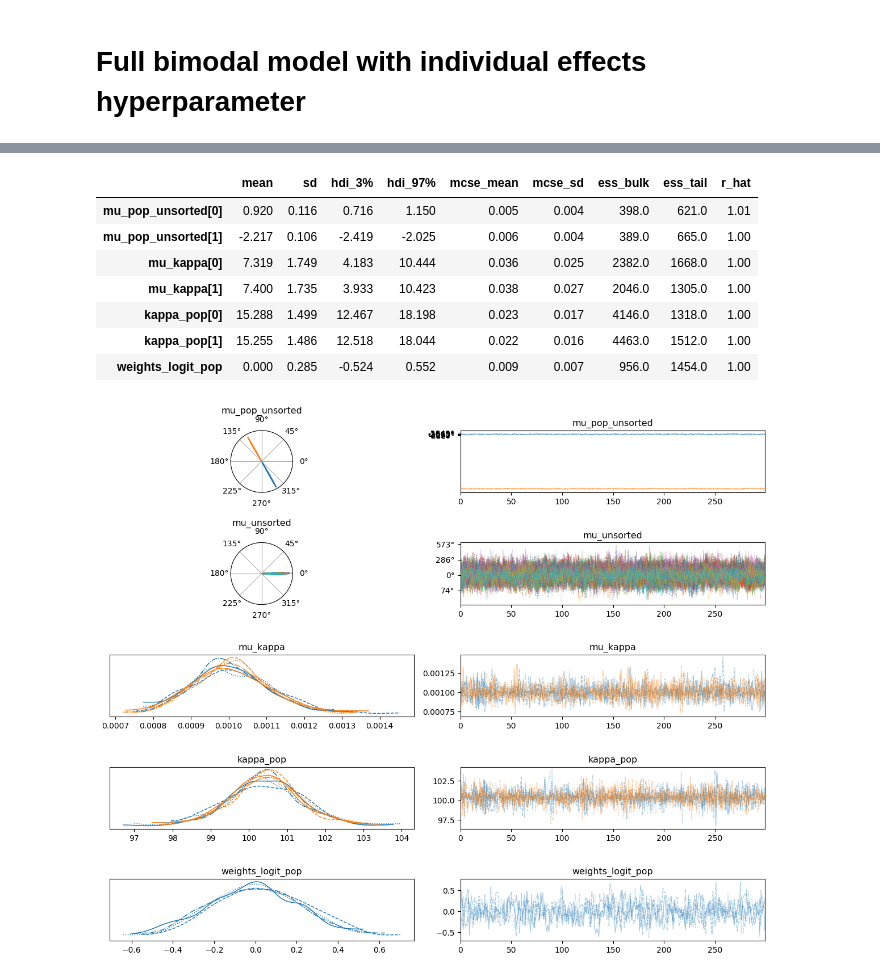
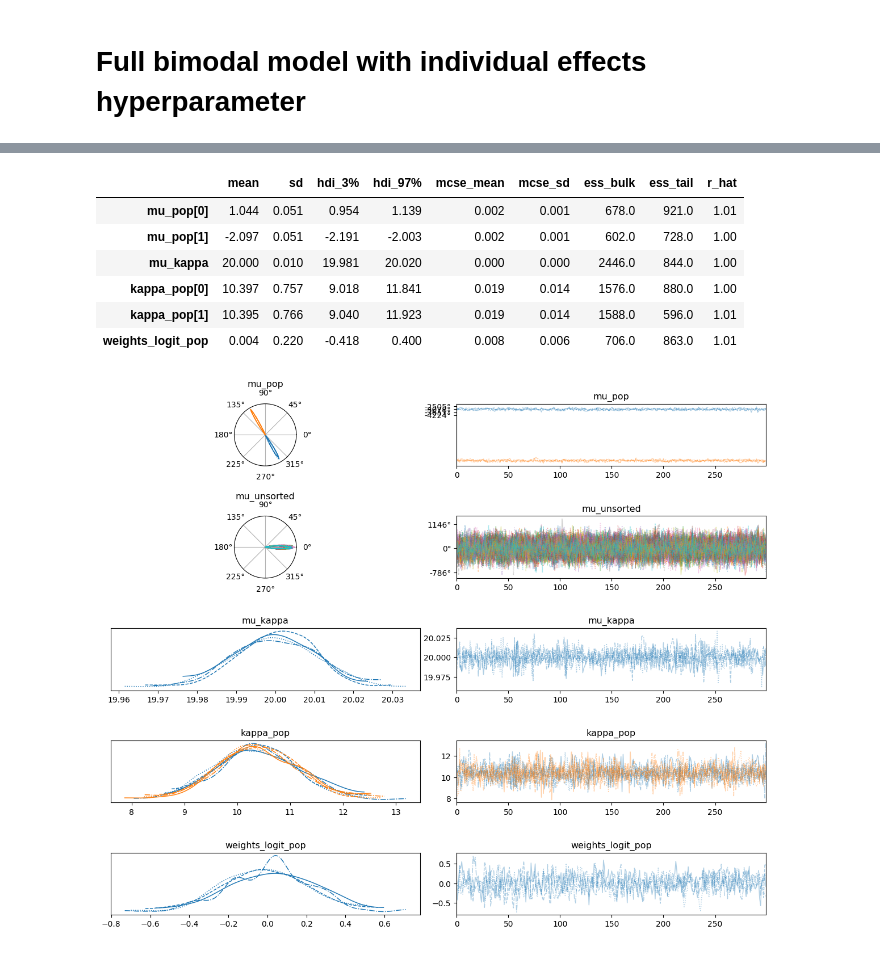
Before and after one commit to jgraving/unwrap, a Jupyter notebook: notebooks/bimodal_example.ipynb, the cells around one changed output, grey strips where cells are left out. Drawn from its saved outputs; the diff is of its cells as text; code cells hidden in the pictures.

```diff
--- a/notebooks/bimodal_example.ipynb
+++ b/notebooks/bimodal_example.ipynb
@@ -524,5 +528,5 @@ az.summary(
 # %%
-varnms = ["mu_pop_unsorted",
+varnms = ["mu_pop",
                "mu_unsorted",#there are a lot of these, perhaps don't inspect all immediately
                 "kappa_log_pop",
             #    "kappa_log",
@@ -530,7 +534,7 @@ varnms = ["mu_pop_unsorted",
             #    "weights_logit"
                 ]
 #Specify which parameters are circular
-cvars = ["mu_pop_unsorted",
+cvars = ["mu_pop",
                     "mu_unsorted"
                     ]
 #transform the circular data for interpretability
@@ -567,25 +571,26 @@ num_individuals = df['Individual'].nunique()
 with pm.Model() as hyper_directional_model:
 
     # Population mean angle in radians, bounded between -π and π
-    mu_pop_unsorted = pm.Uniform("mu_pop_unsorted", lower=-np.pi, upper=np.pi, shape=(2,))
+    # mu_pop_unsorted = pm.Uniform("mu_pop_unsorted", lower=-np.pi, upper=np.pi, shape=(2,))
     # pymc has trouble finding this on its own, giving a better prior
-        # mu_pop_unsorted = pm.Normal("mu_pop_unsorted",
-        #                             mu = [mnang, mnang+np.pi],
-        #                             # mu=vm_prior[1]/2 + [0, np.pi],
-        #                             # sigma = 15*np.pi/180,
-        #                             sigma = 1*np.pi/180,
-        #                             shape=(2,))
+    mu_pop_unsorted = pm.Normal("mu_pop_unsorted",
+                                mu = [mnang, mnang+np.pi],
+                                # mu=vm_prior[1]/2 + [0, np.pi],
+                                sigma = 15*np.pi/180,
+                                # sigma = 1*np.pi/180,
+                                # shape=(2,)
+                                )
     mu_pop = pm.Deterministic("mu_pop", pt.sort(mu_pop_unsorted))
 
     #try a low pop kappa, avoid bias to large values
-    mu_kappa_log = pm.Normal('mu_kappa_log', mu = inverse_softplus(0.001), sigma = 0.1, shape = (2,))
+    mu_kappa_log = pm.Normal('mu_kappa_log', mu = inverse_softplus(20), sigma = 0.01)
     mu_kappa = pm.Deterministic('mu_kappa', pt.softplus(mu_kappa_log))
 
     # Individual mean angles with a Von Mises distribution, adjusted by the population mean
     #however low mu_kappa is, these are not varying
     mu_unsorted = pm.VonMises("mu_unsorted",
-                                mu=[0],
-                                kappa=mu_kappa,
+                                mu = 0,
+                                kappa=mu_kappa, #this was set to 20, now not exploring means whatever it is
                                 shape=(num_individuals, 2)
                                 ) + mu_pop_unsorted #broadcast to the same shape through addition
     mu = pm.Deterministic("mu", pt.sort(mu_unsorted))
@@ -616,7 +621,7 @@ with pm.Model() as hyper_directional_model:
     # pymc less restrictive prior
     # kappa_log_pop = pm.Normal("kappa_log_pop", mu=inverse_softplus(0.1), sigma=1.0, shape=(2,))
     #expectation of high agreement across individuals
-    kappa_log_pop = pm.Normal("kappa_log_pop", mu=inverse_softplus(100), sigma = 1.0, shape=(2,))
+    kappa_log_pop = pm.Normal("kappa_log_pop", mu=inverse_softplus(2.0), sigma = 1.0, shape=(2,))
     #is this in fact individual kappa?
     kappa_pop = pm.Deterministic("kappa_pop", pt.softplus(kappa_log_pop))
 
@@ -644,7 +649,7 @@ with warnings.catch_warnings():
     warnings.simplefilter("ignore", UserWarning)
     with hyper_directional_model:
         trace_hyper = pm.sample(tune = 1000,
-                                draws = 300,
+                                draws = 500,
                                 return_inferencedata=True)
 # %% [output]
 Initializing NUTS using jitter+adapt_diag...
@@ -656,7 +665,7 @@ NUTS: [mu_pop_unsorted, mu_kappa_log, mu_unsorted, kappa_log_pop, kappa_log, wei
 #It may not even make sense to try to converge the model without the interaction, since the mu effect  brightness depends strongly on colour
 az.summary(
     trace_hyper,
-    var_names=["mu_pop_unsorted",
+    var_names=["mu_pop",
             #    "mu_unsorted",#there are a lot of these, perhaps don't inspect all immediately
                "mu_kappa",#
             #    "mu_sigma",#
@@ -665,7 +674,7 @@ az.summary(
                "weights_logit_pop",
             #    "weights_logit"
                 ],
-    circ_var_names=["mu_pop_unsorted",
+    circ_var_names=["mu_pop",
                     # "mu_unsorted"
                     ]
 )
@@ -674,37 +683,38 @@ az.summary(
 #kappa_pop is overestimated here, but that may be reasonable with limited data
 # %% [output]
 |  | mean | sd | hdi_3% | hdi_97% | mcse_mean | mcse_sd | ess_bulk | ess_tail | r_hat |
-| mu_pop_unsorted[0] | 0.920 | 0.116 | 0.716 | 1.150 | 0.005 | 0.004 | 398.0 | 621.0 | 1.01 |
-| mu_pop_unsorted[1] | -2.217 | 0.106 | -2.419 | -2.025 | 0.006 | 0.004 | 389.0 | 665.0 | 1.00 |
-| mu_kappa[0] | 7.319 | 1.749 | 4.183 | 10.444 | 0.036 | 0.025 | 2382.0 | 1668.0 | 1.00 |
-| mu_kappa[1] | 7.400 | 1.735 | 3.933 | 10.423 | 0.038 | 0.027 | 2046.0 | 1305.0 | 1.00 |
-| kappa_pop[0] | 15.288 | 1.499 | 12.467 | 18.198 | 0.023 | 0.017 | 4146.0 | 1318.0 | 1.00 |
-| kappa_pop[1] | 15.255 | 1.486 | 12.518 | 18.044 | 0.022 | 0.016 | 4463.0 | 1512.0 | 1.00 |
-| weights_logit_pop | 0.000 | 0.285 | -0.524 | 0.552 | 0.009 | 0.007 | 956.0 | 1454.0 | 1.00 |
+| mu_pop[0] | 1.044 | 0.051 | 0.954 | 1.139 | 0.002 | 0.001 | 678.0 | 921.0 | 1.01 |
+| mu_pop[1] | -2.097 | 0.051 | -2.191 | -2.003 | 0.002 | 0.001 | 602.0 | 728.0 | 1.00 |
+| mu_kappa | 20.000 | 0.010 | 19.981 | 20.020 | 0.000 | 0.000 | 2446.0 | 844.0 | 1.00 |
+| kappa_pop[0] | 10.397 | 0.757 | 9.018 | 11.841 | 0.019 | 0.014 | 1576.0 | 880.0 | 1.00 |
+| kappa_pop[1] | 10.395 | 0.766 | 9.040 | 11.923 | 0.019 | 0.014 | 1588.0 | 596.0 | 1.01 |
+| weights_logit_pop | 0.004 | 0.220 | -0.418 | 0.400 | 0.008 | 0.006 | 706.0 | 863.0 | 1.01 |
 # %%
-varnms = ["mu_pop_unsorted",
+varnms = ["mu_pop",
+        #   "mu",
                "mu_unsorted",#there are a lot of these, perhaps don't inspect all immediately
                "mu_kappa",
             #    "mu_sigma",
                 "kappa_pop",
             #    "kappa_log",
                "weights_logit_pop",
             #    "weights_logit"
                 ]
 #Specify which parameters are circular
-cvars = ["mu_pop_unsorted",
+cvars = ["mu_pop",
+        #  "mu",
          "mu_unsorted"
         ]
 #transform the circular data for interpretability
 trace_hyper_trans = trace_hyper.copy() # set up a variable for transformed data
 for cvar in cvars:
     trace_hyper_trans.posterior[cvar] = -180*trace_hyper_trans.posterior[cvar]/np.pi # convert each to degrees that will plot clockwise
 
 az.plot_trace(trace_hyper_trans,
               var_names= varnms,
               circ_var_names=cvars,
               circ_var_units='degrees') #now in degrees and going clockwise, but axis labels are anticlock and start at right
 plt.tight_layout()
 plt.show()
 # %% [output]
-[figure, old version]
+[figure, new version]
```
Also changed, not shown: parts of 5 cells of this notebook.
